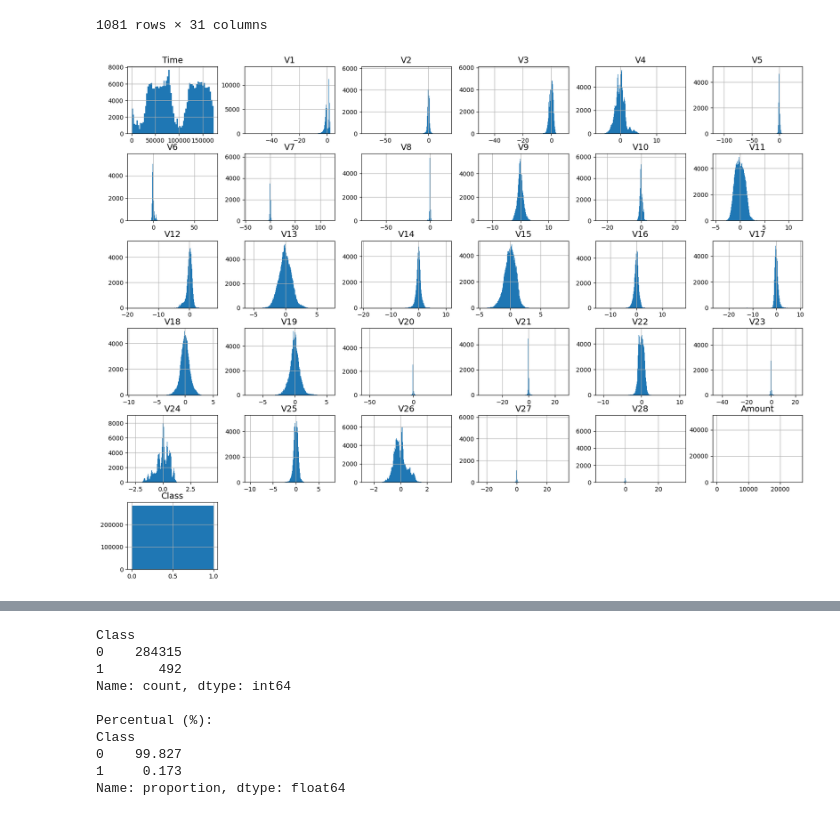
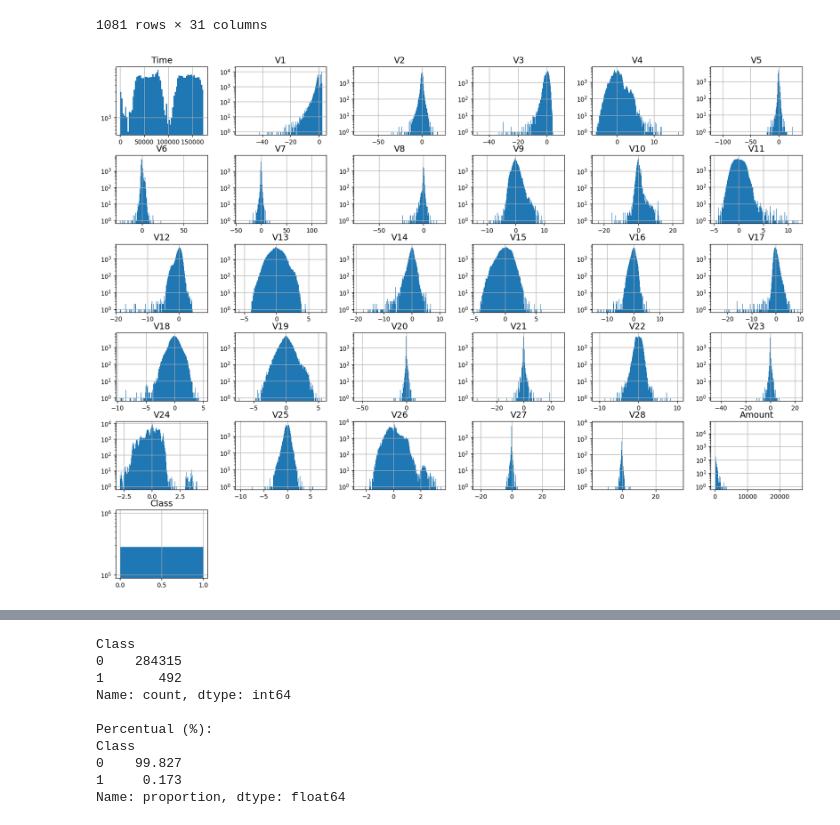
Before and after one commit to raissabac/FIA---Deteccao-de-fraude-em-cartao-de-credito, a Jupyter notebook: main.ipynb, the cells around one changed output, grey strips where cells are left out. Cells and saved outputs as stored; diff of their text form; code cells hidden in the pictures.

```diff
--- a/main.ipynb
+++ b/main.ipynb
@@ -122,14 +122,14 @@ Dataset sem as linhas duplicadas: 283726
 # %%
 import matplotlib.pyplot as plt
 
 plt.rc('font', size=14)
 plt.rc('axes', labelsize=14, titlesize=14)
 plt.rc('legend', fontsize=14)
 plt.rc('xtick', labelsize=10)
 plt.rc('ytick', labelsize=10)
 
-# 'fd' para determinar dinamicamente as bins
-df.hist(bins='fd', figsize=(20, 15))
+# "fd" para determinar dinamicamente as bins e o "log" para melhorar a visualização dos gráficos
+df.hist(bins='fd', figsize=(20, 15), log=True)
 plt.show()
 # %% [output]
-[figure, old version]
+[figure, new version]
```
Also changed, not shown: parts of 10 cells of this notebook, 2 other files.
